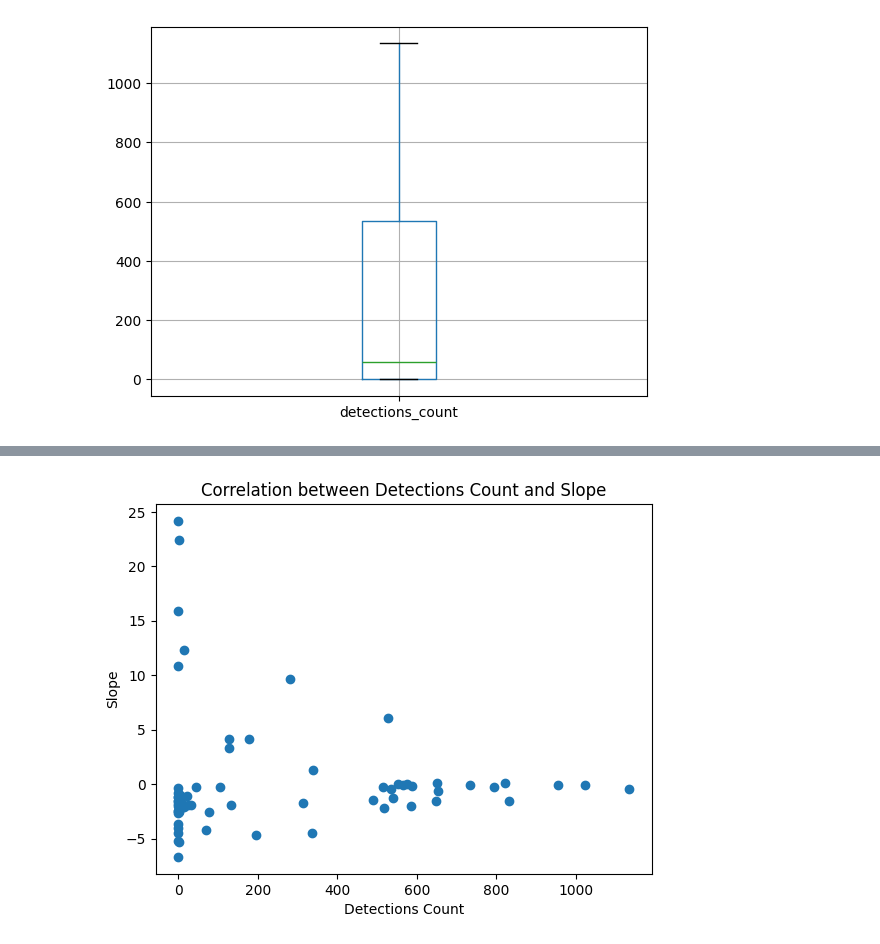
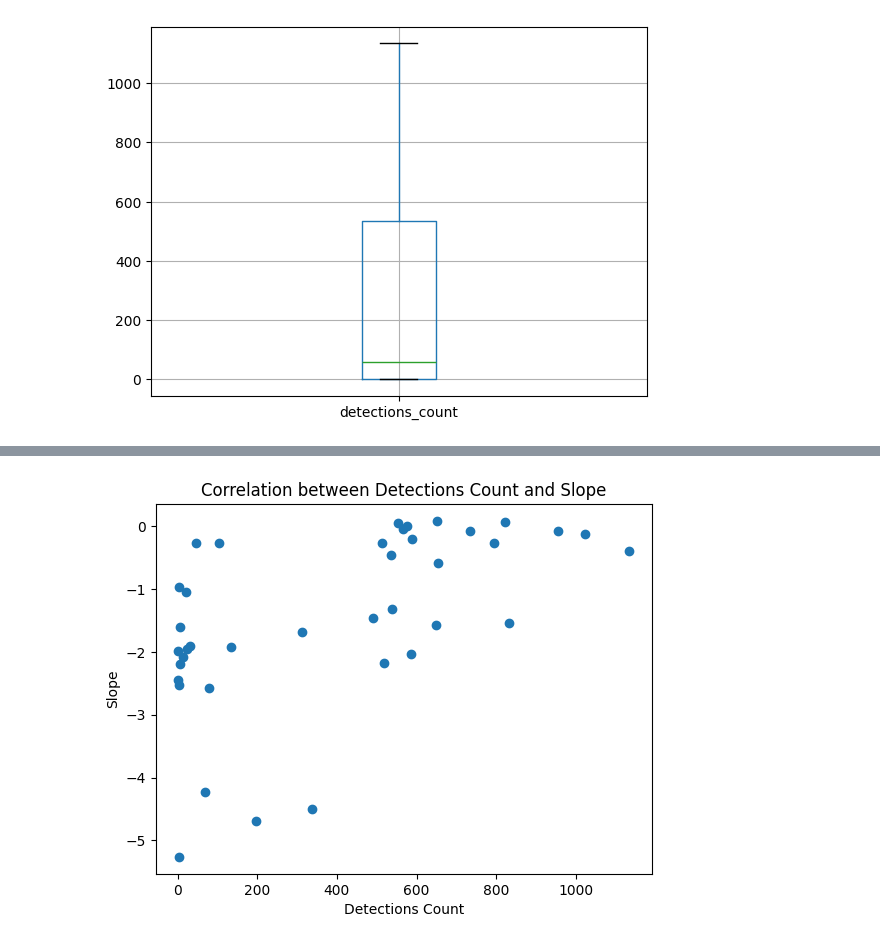
Before and after one commit to wiggle-bin/wiggle-notes, a Jupyter notebook: worms_actvitiy/DataActivityCorrelation.ipynb, the cells around one changed output, grey strips where cells are left out. Saved outputs shown, nothing was run; the diff lists cells and outputs as text; code cells hidden in the pictures.

Commit message:
Changed to only showing downwards slope

```diff
--- a/worms_actvitiy/DataActivityCorrelation.ipynb
+++ b/worms_actvitiy/DataActivityCorrelation.ipynb
@@ -523,3 +523,8 @@ merged_df.boxplot(column='detections_count')
 # %% [output]
 <Axes: >
 [figure]
+# %%
+filtered_merged_df = merged_df[merged_df['detections_count'] != 0]
+filtered_merged_df = filtered_merged_df[filtered_merged_df['slope'] < 1]
+filtered_merged_df.sort_values(by='slope', inplace=True)
+filtered_merged_df
@@ -533,9 +578,9 @@ Correlation between detections_count and slope: -0.06311967101810789
 # %%
 # Plot the correlation between 'detections_count' and 'slope'
-plt.scatter(merged_df['detections_count'], merged_df['slope'])
+plt.scatter(filtered_merged_df['detections_count'], filtered_merged_df['slope'])
 plt.xlabel('Detections Count')
 plt.ylabel('Slope')
 plt.title('Correlation between Detections Count and Slope')
 plt.show()
 # %% [output]
-[figure, old version]
+[figure, new version]
```
Also changed, not shown: parts of 3 cells of this notebook.
